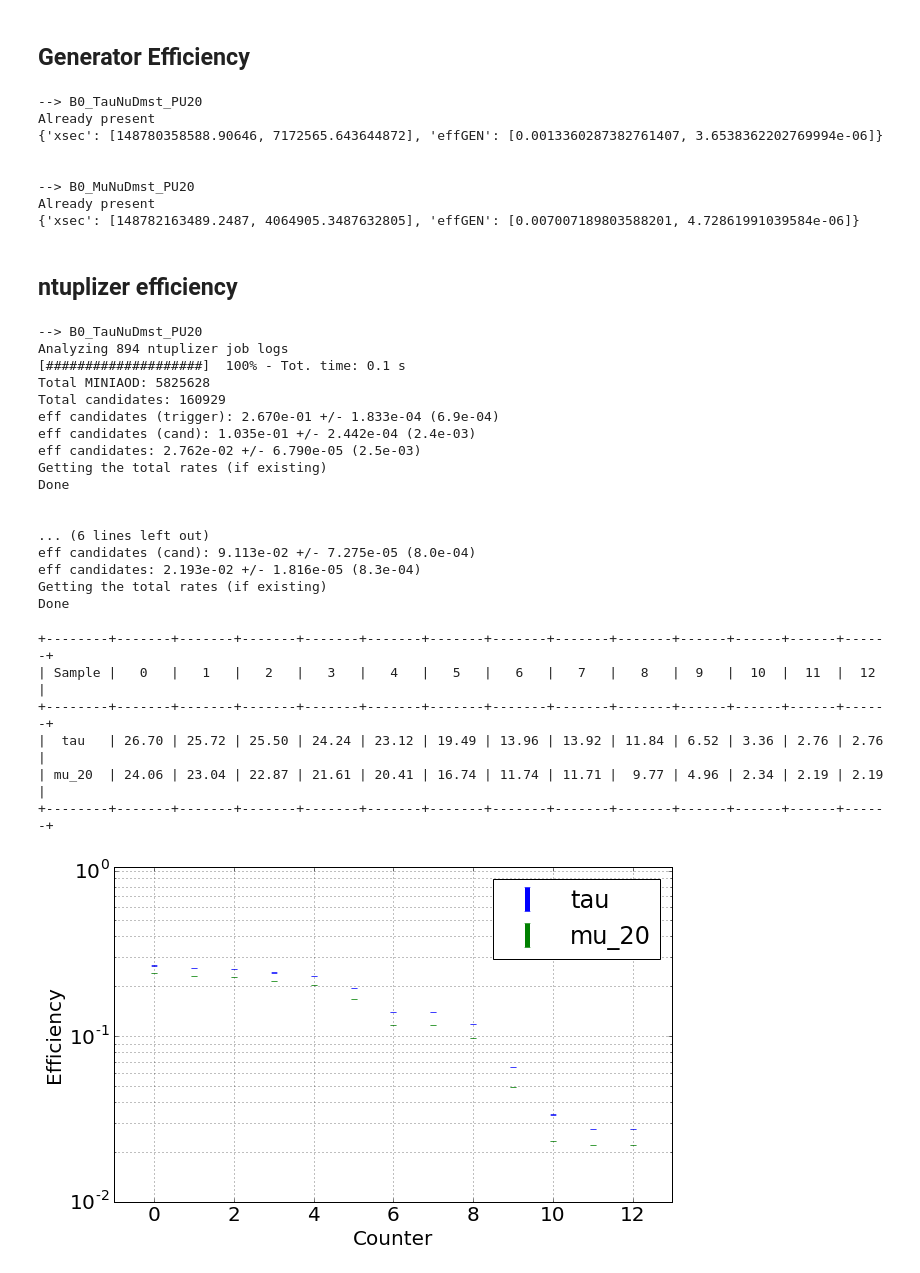
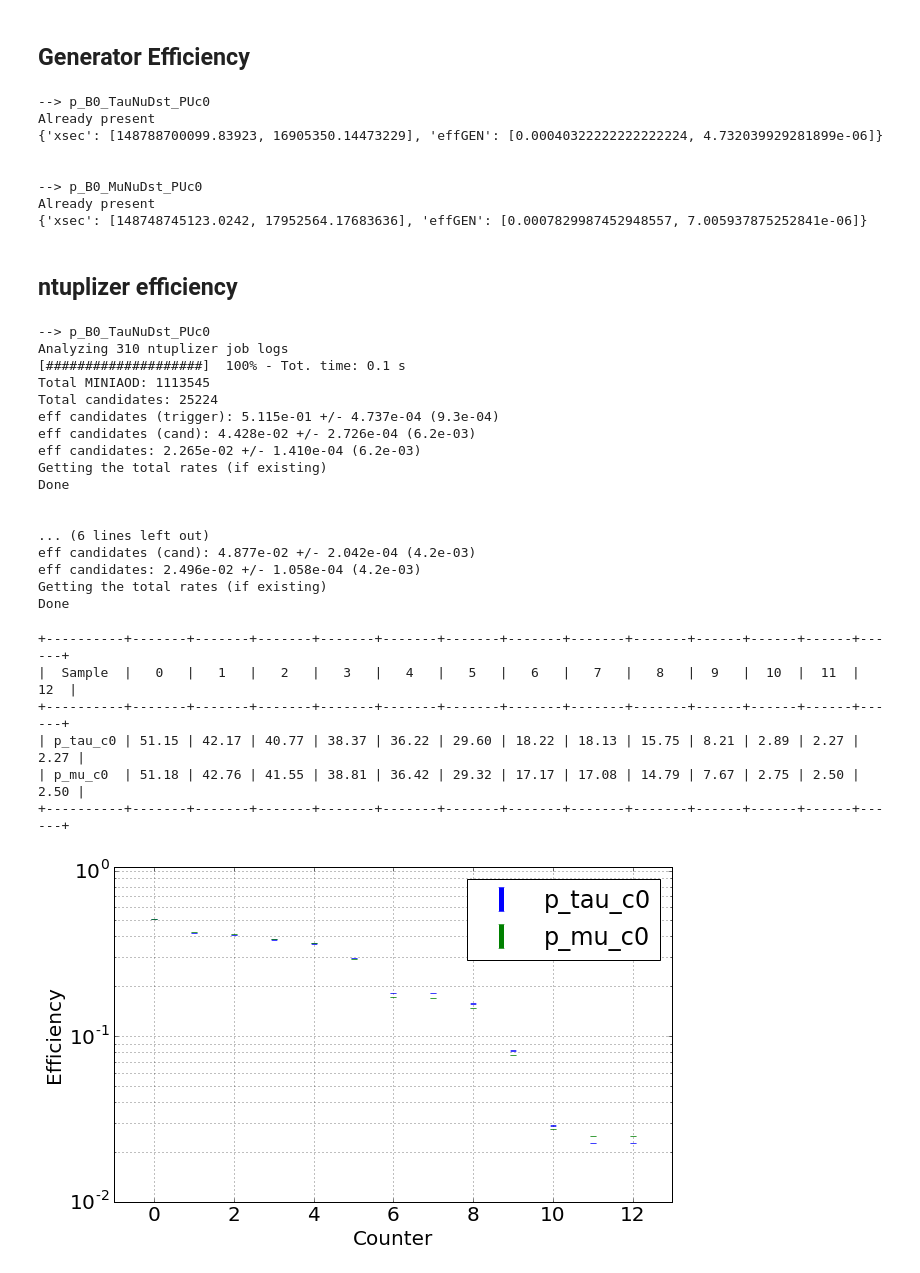
Before and after one commit to ocerri/BPH_RD_Analysis, a Jupyter notebook: scripts/generatorEfficiency.ipynb, the cells around one changed output. Drawn from its saved outputs; the diff is of its cells as text; code cells hidden in the pictures.

Commit message:
Probe side

```diff
--- a/scripts/generatorEfficiency.ipynb
+++ b/scripts/generatorEfficiency.ipynb
@@ -88,3 +63,5 @@ class Bauble(object):
 # %% [markdown]
 Max 3 dataset per time otherwise run out of memory
+# %%
+inDic = {}
 # %%
@@ -103 +76,5 @@ outDic['tau'] = Bauble('B0_TauNuDmst_PU20')
+# %%
+# inDic['mu_0'] = DSetLoader('B0_MuNuDmst_PU0', candDir='ntuples_probeB2DstMu')
+inDic['p_mu_c0'] = DSetLoader('p_B0_MuNuDst_PUc0', candDir='ntuples_probeB2DstMu')
+inDic['p_tau_c0'] = DSetLoader('p_B0_TauNuDst_PUc0', candDir='ntuples_probeB2DstMu')
 # %%
@@ -158,8 +135,8 @@ def analyzeMINIAODs(fileList):
     return N_gen, N_cuts, xsec, xsec_err
 # %%
 N_max = 1000
-recreate = [] #outDic.keys()
-for n, d in outDic.iteritems():
+recreate = []#inDic.keys()
+for n, d in inDic.iteritems():
     print '\n\n--> ' + d.sample
 
     outdir = os.path.join(d.candLoc, d.full_name)
@@ -198,18 +175,18 @@ for n, d in outDic.iteritems():
     with open(outyamlFile, 'w') as dumpF:
         dumpF.write(yaml.dump(dump_dic, default_flow_style=False, default_style=''))
 # %% [output]
---> B0_TauNuDmst_PU20
+--> p_B0_TauNuDst_PUc0
 Already present
-{'xsec': [148780358588.90646, 7172565.643644872], 'effGEN': [0.0013360287382761407, 3.6538362202769994e-06]}
+{'xsec': [148788700099.83923, 16905350.14473229], 'effGEN': [0.00040322222222222224, 4.732039929281899e-06]}
 
 
---> B0_MuNuDmst_PU20
+--> p_B0_MuNuDst_PUc0
 Already present
-{'xsec': [148782163489.2487, 4064905.3487632805], 'effGEN': [0.007007189803588201, 4.72861991039584e-06]}
+{'xsec': [148748745123.0242, 17952564.17683636], 'effGEN': [0.0007829987452948557, 7.005937875252841e-06]}
 # %% [markdown]
 ## ntuplizer efficiency
 # %%
-for d in outDic.values():
+for d in inDic.values():
     print '\n\n--> ' + d.sample
 
     if not os.path.isdir(d.ntuples_dir):
@@ -290,52 +267,52 @@ for d in outDic.values():
     with open(os.path.join(d.ntuples_dir,'effCAND.yaml'), 'w') as dumpF:
         dumpF.write(yaml.dump(dump_dic, default_flow_style=False, default_style=''))
 # %% [output]
---> B0_TauNuDmst_PU20
-Analyzing 894 ntuplizer job logs
+--> p_B0_TauNuDst_PUc0
+Analyzing 310 ntuplizer job logs
 [####################]  100% - Tot. time: 0.1 s
-Total MINIAOD: 5825628
-Total candidates: 160929
-eff candidates (trigger): 2.670e-01 +/- 1.833e-04 (6.9e-04)
-eff candidates (cand): 1.035e-01 +/- 2.442e-04 (2.4e-03)
-eff candidates: 2.762e-02 +/- 6.790e-05 (2.5e-03)
+Total MINIAOD: 1113545
+Total candidates: 25224
+eff candidates (trigger): 5.115e-01 +/- 4.737e-04 (9.3e-04)
+eff candidates (cand): 4.428e-02 +/- 2.726e-04 (6.2e-03)
+eff candidates: 2.265e-02 +/- 1.410e-04 (6.2e-03)
 Getting the total rates (if existing)
 Done
 
 
 ... (6 lines left out)
-eff candidates (cand): 9.113e-02 +/- 7.275e-05 (8.0e-04)
-eff candidates: 2.193e-02 +/- 1.816e-05 (8.3e-04)
+eff candidates (cand): 4.877e-02 +/- 2.042e-04 (4.2e-03)
+eff candidates: 2.496e-02 +/- 1.058e-04 (4.2e-03)
 Getting the total rates (if existing)
 Done
 # %%
 t = PrettyTable()
 t.field_names = ['Sample'] + [str(i) for i in range(d.counters.shape[0])]
-for n, d in outDic.iteritems():
+for n, d in inDic.iteritems():
     eff = np.zeros((d.counters.shape[0], 2))
     eff[0] = d.effCAND_trg
     for i in range(d.counters[1:].shape[0]):
         eff[i+1] = getEff(d.counters[i+1], d.nTotMINIAOD)
     t.add_row([n] + ['{:.2f}'.format(100*e[0]) for e in eff])
     x = np.arange(eff.shape[0])
     p = plt.errorbar(x, eff[:, 0], eff[:,1], lw=0, elinewidth=5, label=n)
 
 #     plt.plot(x[[0,-1]], 2*[d.effCAND[0]], '-', color=p[0].get_color())
 #     plt.fill_between(x[[0,-1]], 2*[d.effCAND[0]-d.effCAND[1]], 2*[d.effCAND[0]+d.effCAND[1]], color=p[0].get_color(), alpha=0.2)
 print t
 plt.rcParams.update({'font.size': 20})
 plt.xlabel('Counter')
 plt.ylabel('Efficiency')
 plt.legend(loc='best', numpoints=1)
 plt.ylim(0.01,1.05)
 plt.xlim(-1, eff.shape[0])
 plt.grid(True, which='both')
 plt.yscale('log')
 plt.gcf().set_size_inches(10, 6)
 # %% [output]
-+--------+-------+-------+-------+-------+-------+-------+-------+-------+-------+------+------+------+------+
-| Sample |   0   |   1   |   2   |   3   |   4   |   5   |   6   |   7   |   8   |  9   |  10  |  11  |  12  |
-+--------+-------+-------+-------+-------+-------+-------+-------+-------+-------+------+------+------+------+
-|  tau   | 26.70 | 25.72 | 25.50 | 24.24 | 23.12 | 19.49 | 13.96 | 13.92 | 11.84 | 6.52 | 3.36 | 2.76 | 2.76 |
-| mu_20  | 24.06 | 23.04 | 22.87 | 21.61 | 20.41 | 16.74 | 11.74 | 11.71 |  9.77 | 4.96 | 2.34 | 2.19 | 2.19 |
-+--------+-------+-------+-------+-------+-------+-------+-------+-------+-------+------+------+------+------+
++----------+-------+-------+-------+-------+-------+-------+-------+-------+-------+------+------+------+------+
+|  Sample  |   0   |   1   |   2   |   3   |   4   |   5   |   6   |   7   |   8   |  9   |  10  |  11  |  12  |
++----------+-------+-------+-------+-------+-------+-------+-------+-------+-------+------+------+------+------+
+| p_tau_c0 | 51.15 | 42.17 | 40.77 | 38.37 | 36.22 | 29.60 | 18.22 | 18.13 | 15.75 | 8.21 | 2.89 | 2.27 | 2.27 |
+| p_mu_c0  | 51.18 | 42.76 | 41.55 | 38.81 | 36.42 | 29.32 | 17.17 | 17.08 | 14.79 | 7.67 | 2.75 | 2.50 | 2.50 |
++----------+-------+-------+-------+-------+-------+-------+-------+-------+-------+------+------+------+------+
-[figure, old version]
+[figure, new version]
```
Also changed, not shown: parts of 7 cells of this notebook, 9 other files.
